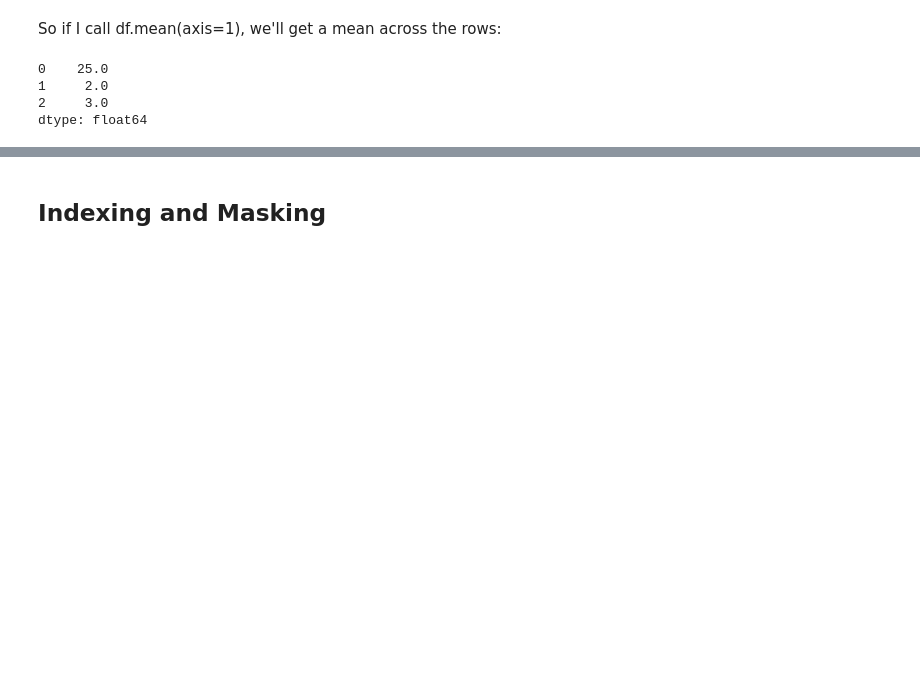
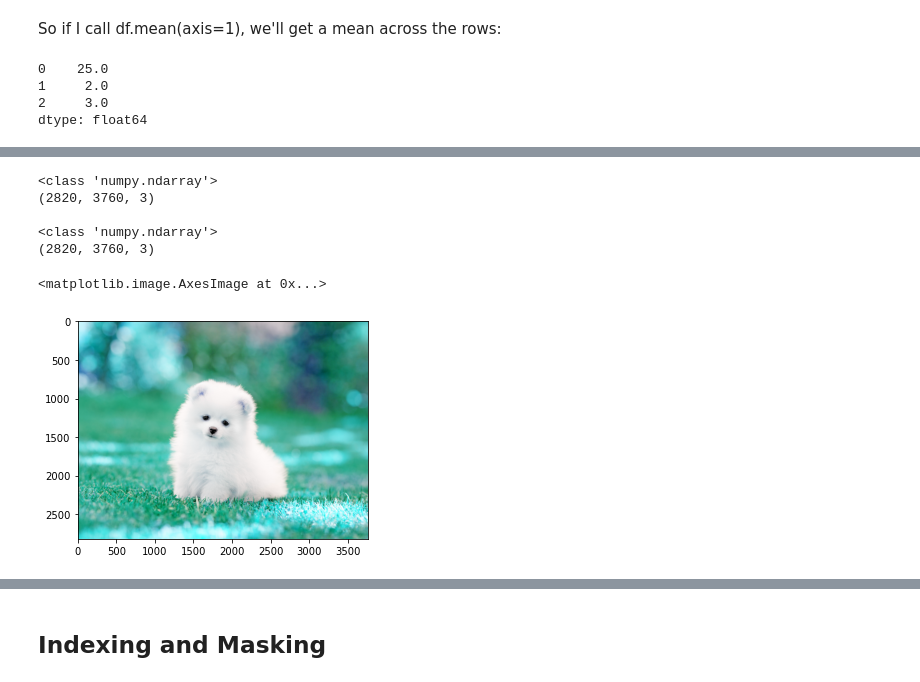
Before and after one commit to dev-SR/machine-learning, a Jupyter notebook: 00numpy/numpy.ipynb, the cells around one changed output, grey strips where cells are left out. Cells and saved outputs as stored; diff of their text form; code cells hidden in the pictures; blank space fills up the shorter version.

```diff
--- a/00numpy/numpy.ipynb
+++ b/00numpy/numpy.ipynb
@@ -351,0 +520,20 @@ dtype: float64
+# %%
+img_cv2 = cv2.imread("img/dog.jpg")
+img_plt = plt.imread("img/dog.jpg")
+# %%
+print(type(img_cv2))
+print(img_cv2.shape)
+print()
+print(type(img_plt))
+print(img_plt.shape)
+# %% [output]
+<class 'numpy.ndarray'>
+(2820, 3760, 3)
+
+<class 'numpy.ndarray'>
+(2820, 3760, 3)
+# %%
+plt.imshow(img_cv2)
+# %% [output]
+<matplotlib.image.AxesImage at 0x...>
+[figure, added]
```
Also changed, not shown: parts of 85 cells of this notebook, 11 other files.
